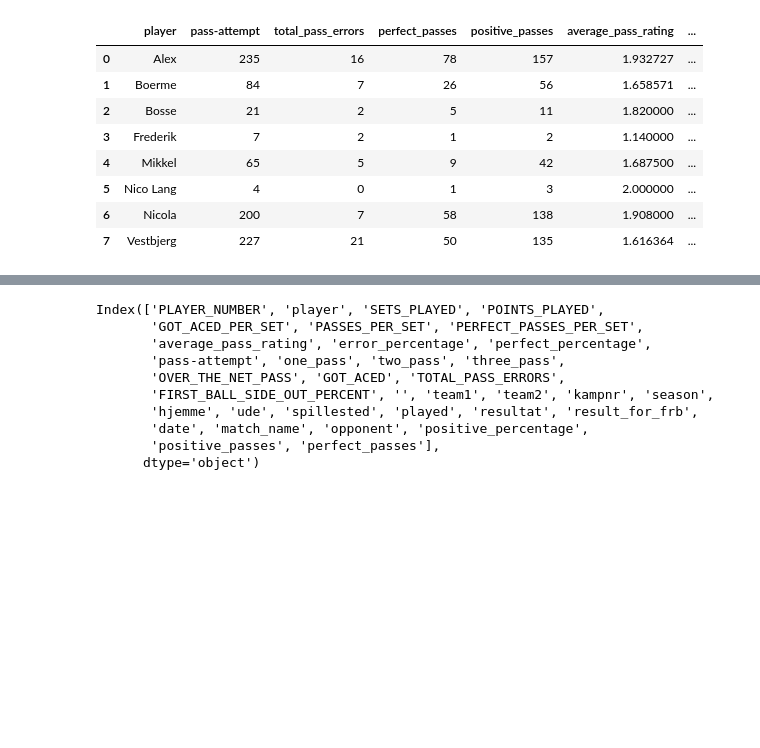
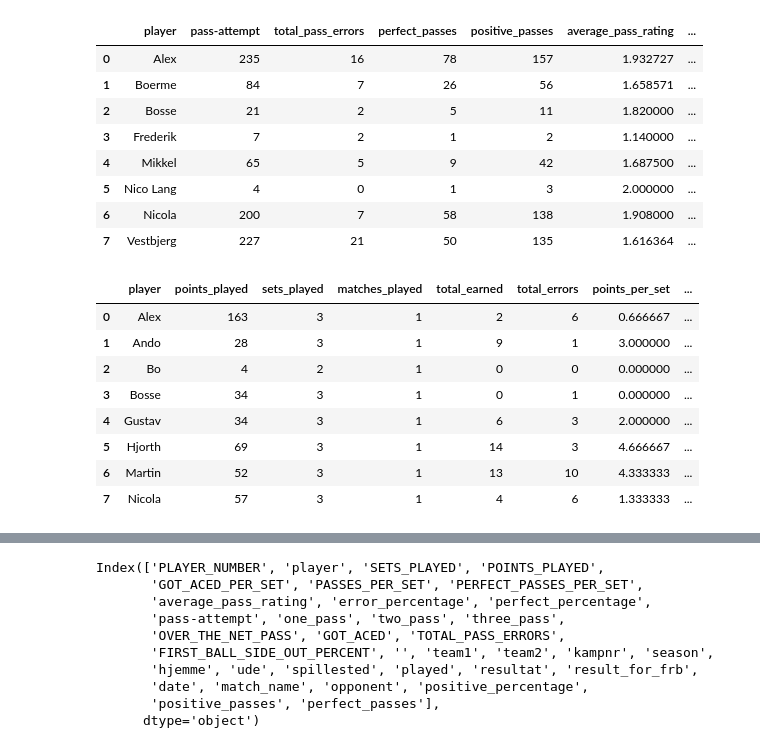
Before and after one commit to alexpcapp/frederiksberg-elite-stats, a Jupyter notebook: testing.ipynb, the cells around one changed output, grey strips where cells are left out. Saved outputs shown, nothing was run; the diff lists cells and outputs as text; code cells hidden in the pictures; blank space fills up the shorter version.

Commit message:
fix 'matches played' for 2025 top scorer

```diff
--- a/testing.ipynb
+++ b/testing.ipynb
@@ -598,16 +598,24 @@ points_all = points_all.merge(
 )
 
 
-matches_per_player = points_all.groupby("player")["kampnr"].nunique().reset_index(name="matches_played")
-points_all = points_all.merge(matches_per_player, on="player", how="left")
 
-points_all = points_all[["player", "kampnr", "season", "matches_played", "sets_played", "points_played", "total_earned", "total_errors"]]
+points_all = points_all[["player", "kampnr", "season", "sets_played", "points_played", "total_earned", "total_errors"]]
 
 points_all.loc[points_all['player'] == 'Andreas Christensen', 'player'] = 'Ando'
 
 points_2025_2026 = points_all[points_all["season"] == "2025/2026"].copy()
 points_2024_2025 = points_all[points_all["season"] == "2024/2025"].copy()
 points_all_time = points_all.copy()
+
+
+matches_per_player = points_2025_2026.groupby("player")["kampnr"].nunique().reset_index(name="matches_played")
+points_2025_2026 = points_2025_2026.merge(matches_per_player, on="player", how="left")
+
+matches_per_player = points_2024_2025.groupby("player")["kampnr"].nunique().reset_index(name="matches_played")
+points_2024_2025 = points_2024_2025.merge(matches_per_player, on="player", how="left")
+
+matches_per_player = points_all_time.groupby("player")["kampnr"].nunique().reset_index(name="matches_played")
+points_all_time = points_all_time.merge(matches_per_player, on="player", how="left")
 # %%
 # Seasonal points stats per player
 points_2024_2025["points_played"] = pd.to_numeric(points_2024_2025["points_played"], errors="coerce")
@@ -634,26 +642,37 @@ points_agg_per_match_24_25[["player", "total_earned", "total_errors", "points_pe
 # %%
 # Seasonal points stats per player
 points_2025_2026["points_played"] = pd.to_numeric(points_2025_2026["points_played"], errors="coerce")
 points_2025_2026["sets_played"] = pd.to_numeric(points_2025_2026["sets_played"], errors="coerce")
 points_2025_2026["total_earned"] = pd.to_numeric(points_2025_2026["total_earned"], errors="coerce")
 points_2025_2026["total_errors"] = pd.to_numeric(points_2025_2026["total_errors"], errors="coerce")
 
 points_agg_per_match_25_26 = points_2025_2026.groupby(["player"]).agg({
     "points_played": "sum",         # sum counts
     "sets_played": "sum",
     "matches_played": "max",
     "total_earned": "sum",
     "total_errors": "sum",
 }).reset_index()
 
 points_agg_per_match_25_26["points_per_set"] = points_agg_per_match_25_26["total_earned"] / points_agg_per_match_25_26["sets_played"]
 points_agg_per_match_25_26["errors_per_set"] = points_agg_per_match_25_26["total_errors"] / points_agg_per_match_25_26["sets_played"]
 
 points_agg_per_match_25_26["points_per_match"] = points_agg_per_match_25_26["total_earned"] / points_agg_per_match_25_26["matches_played"]
 points_agg_per_match_25_26["errors_per_match"] = points_agg_per_match_25_26["total_errors"] / points_agg_per_match_25_26["matches_played"]
 
 
 points_agg_per_match_25_26[["player", "total_earned", "total_errors", "points_per_set", "errors_per_set", "points_per_match", "errors_per_match"]].to_json("2025_2026_top_scorer.json", orient="records", indent=2)
+points_agg_per_match_25_26
+# %% [output]
+|  | player | points_played | sets_played | matches_played | total_earned | total_errors | points_per_set | ... |
+| 0 | Alex | 163 | 3 | 1 | 2 | 6 | 0.666667 | ... |
+| 1 | Ando | 28 | 3 | 1 | 9 | 1 | 3.000000 | ... |
+| 2 | Bo | 4 | 2 | 1 | 0 | 0 | 0.000000 | ... |
+| 3 | Bosse | 34 | 3 | 1 | 0 | 1 | 0.000000 | ... |
+| 4 | Gustav | 34 | 3 | 1 | 6 | 3 | 2.000000 | ... |
+| 5 | Hjorth | 69 | 3 | 1 | 14 | 3 | 4.666667 | ... |
+| 6 | Martin | 52 | 3 | 1 | 13 | 10 | 4.333333 | ... |
+| 7 | Nicola | 57 | 3 | 1 | 4 | 6 | 1.333333 | ... |
 # %%
 # Seasonal points stats per player
 points_2025_2026["points_played"] = pd.to_numeric(points_2025_2026["points_played"], errors="coerce")
```
Also changed, not shown: 1 other file.
